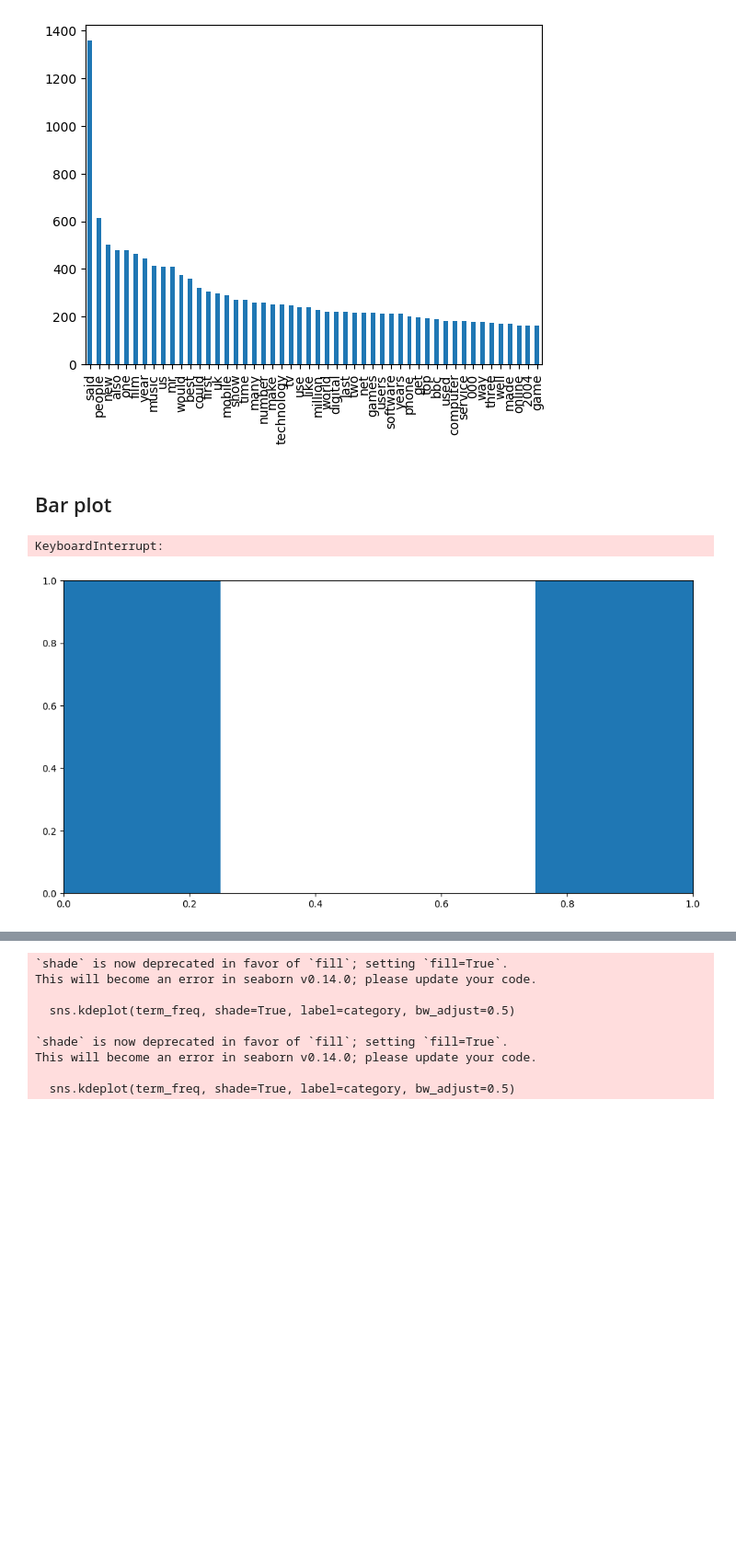
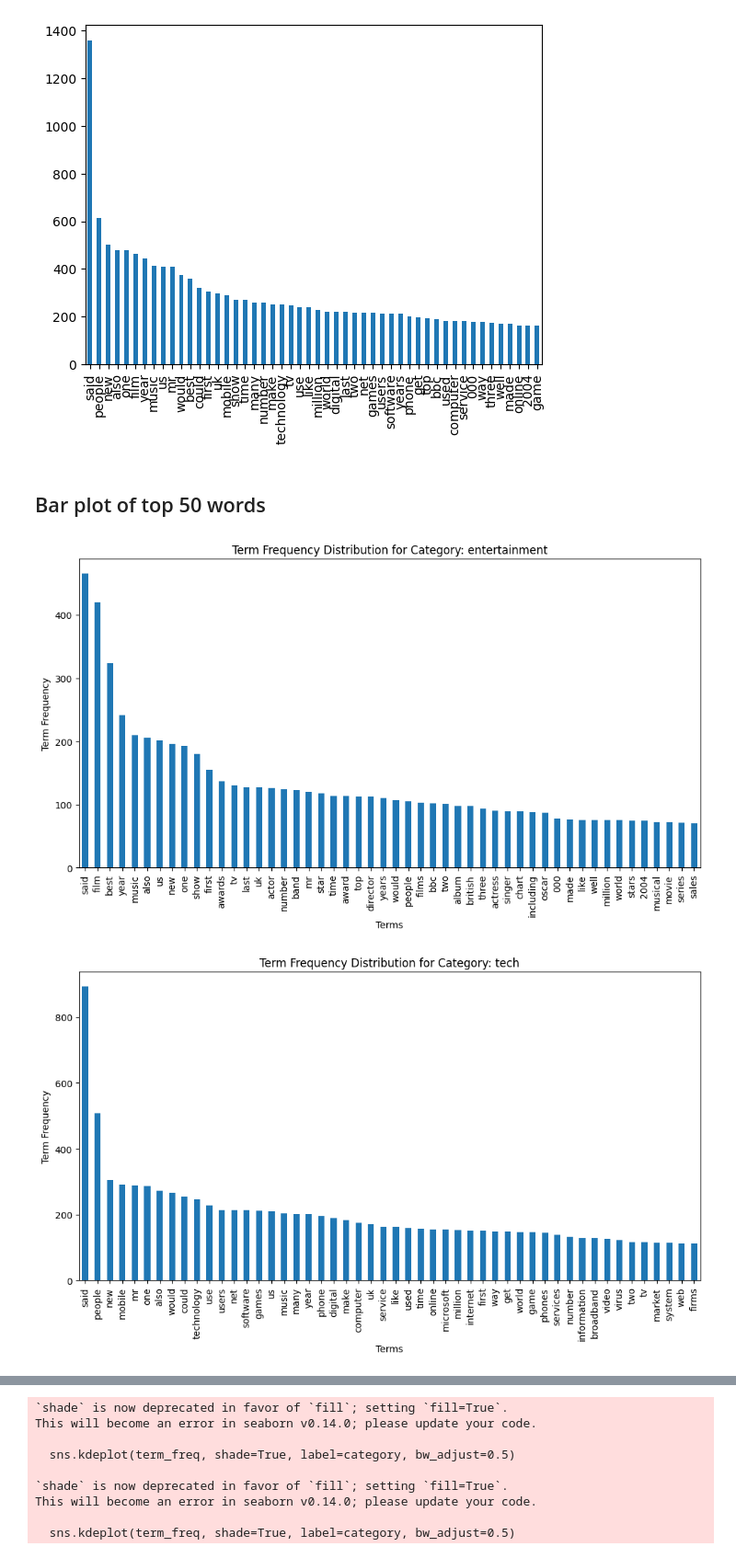
Before and after one commit to garethltm/361a3, a Jupyter notebook: a3.ipynb, the cells around one changed output, grey strips where cells are left out. Shown at 92% size. Drawn from its saved outputs; the diff is of its cells as text; code cells hidden in the pictures; blank space fills up the shorter version.

```diff
--- a/a3.ipynb
+++ b/a3.ipynb
@@ -95,28 +81,21 @@ feature_sum.plot.bar()
 <Axes: >
 [figure]
 # %% [markdown]
-## Bar plot
+## Bar plot of top 50 words
 # %%
 grouped = X_bow.join(data['Category']).groupby('Category')
 
 # Plot the term frequency distribution for each category
 for category, group in grouped:
     plt.figure(figsize=(12, 6))
     term_freq = group.drop('Category', axis=1).sum(axis=0)  # Drop the 'Category' column
-    term_freq = term_freq.sort_values(ascending=False)[:]  # Sort the term frequencies
+    term_freq = term_freq.sort_values(ascending=False)[:50]  # Sort the term frequencies
     term_freq.plot(kind='bar')
     plt.xlabel('Terms')
     plt.ylabel('Term Frequency')
     plt.title(f'Term Frequency Distribution for Category: {category}')
     plt.xticks(rotation=90)
     plt.show()
-
-plt.figure(figsize=(8, 6))
-data['Category'].value_counts().plot(kind='bar')
-plt.xlabel('Category')
-plt.ylabel('Count')
-plt.title('Class Distribution')
-plt.show()
 # %% [output]
-KeyboardInterrupt:
-[figure, old version]
+[figure, new version]
+[figure, added]
```
Also changed, not shown: parts of 8 cells of this notebook.
